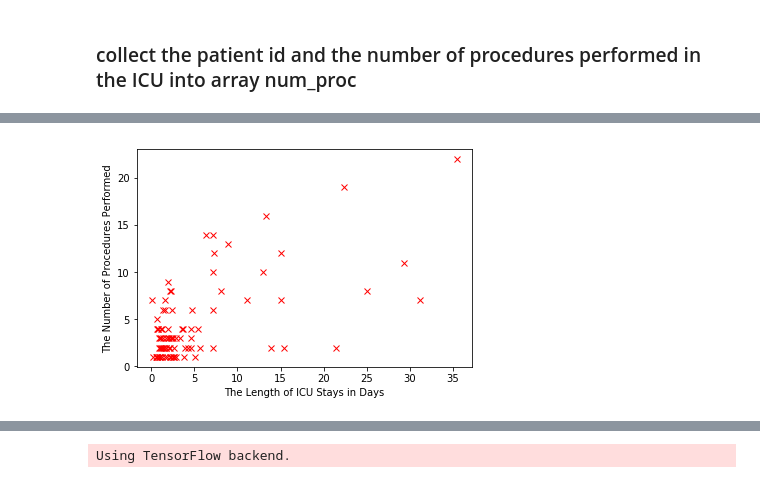
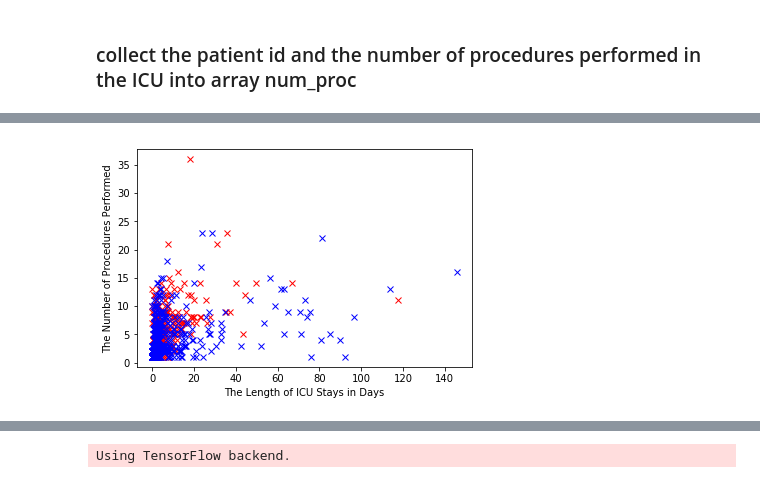
Before and after one commit to tessue/The-Data-Incubator-Challenge, a Jupyter notebook: dataIncu.ipynb, the cells around one changed output, grey strips where cells are left out. Saved outputs shown, nothing was run; the diff lists cells and outputs as text; code cells hidden in the pictures.

```diff
--- a/dataIncu.ipynb
+++ b/dataIncu.ipynb
@@ -36,18 +113,32 @@ dataset = np.hstack([expire,np.array(np.zeros((len(expire),2)))])
 # %%
-for i in range(len(expire[:,0])) :
+for i in range(1000) :
     for j in range(len(LOS[:,0])) :
         if (expire[i,0] == LOS[j,0]) :
             dataset[i,2] = LOS[j,1]
 # %%
-for i in range(len(expire[:,0])) :
+for i in range(1000) :
     for j in range(len(num_proc[:,0])) :
         if (expire[i,0] == num_proc[j,0]) :
             dataset[i,3] = num_proc[j,1]
+# %%
+for i in range(1000) :
+    for j in range(len(num_diag[:,0])) :
+        if (expire[i,0] == num_diag[j,0]) :
+            dataset[i,4] = num_diag[j,1]
 # %%
 # delete patients with no procedure record
 del_index = []
 for i in range(len(dataset[:,0])) :
     if (dataset[i,3] == 0) :
         del_index.append(i)
+print(del_index)
 
 dataset = np.delete(dataset, del_index, 0)
+del_index = []
+for i in range(len(dataset[:,0])) :
+    if (dataset[i,4] == 0) :
+        del_index.append(i)
+print(del_index)
+dataset = np.delete(dataset, del_index, 0)
+
+dataset
@@ -75,17 +187,17 @@ plt.show()
 # %%
 survived_index = []
 deceased_index = []
 for i in range(len(dataset[:,0])) :
     if (dataset[i,1] == 0) :
-        survive_index.append(i)
+        survived_index.append(i)
     else :
         deceased_index.append(i)
 
 survived = np.delete(dataset, deceased_index, 0)
 deceased = np.delete(dataset, survived_index, 0)
-plt.plot(deceased[:,2],deceased[:,3], 'rx', survived[:,2],survived[:,3], 'bo')
+plt.plot(deceased[:,2],deceased[:,3], 'rx', survived[:,2],survived[:,3], 'bx')
 plt.xlabel('The Length of ICU Stays in Days')
 plt.ylabel('The Number of Procedures Performed')
 plt.show()
 # %% [output]
-[figure, old version]
+[figure, new version]
```
Also changed, not shown: parts of 32 cells of this notebook.
